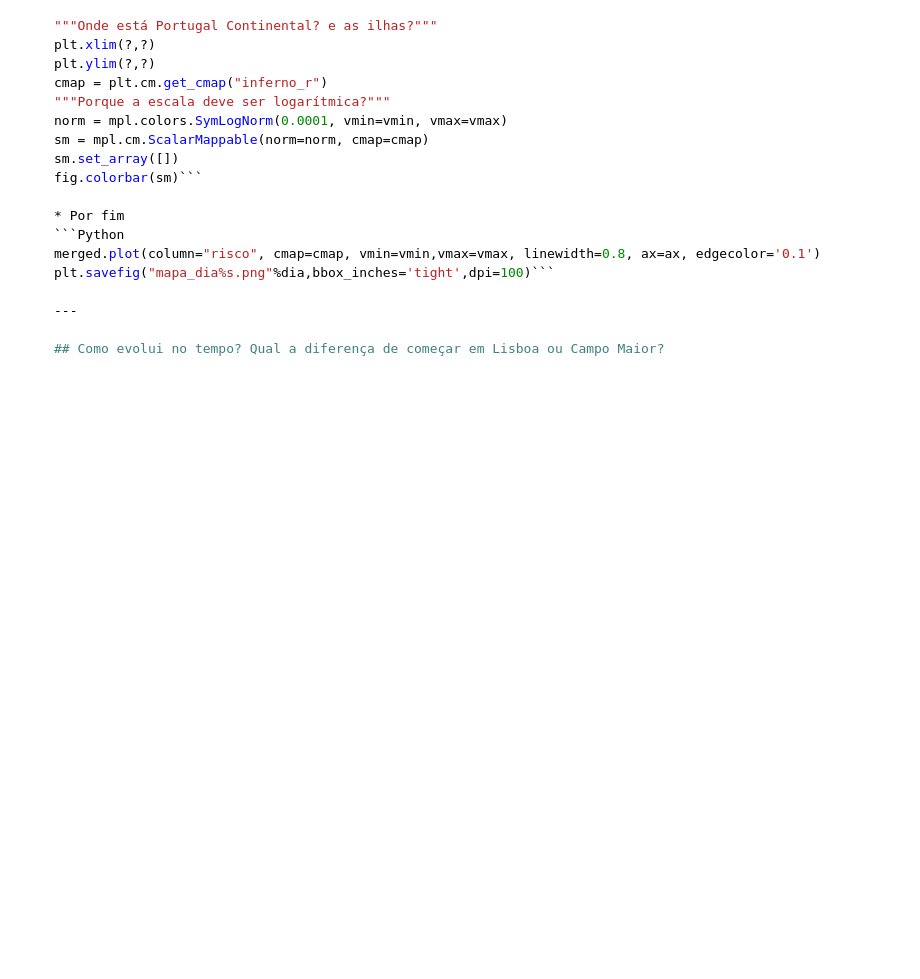
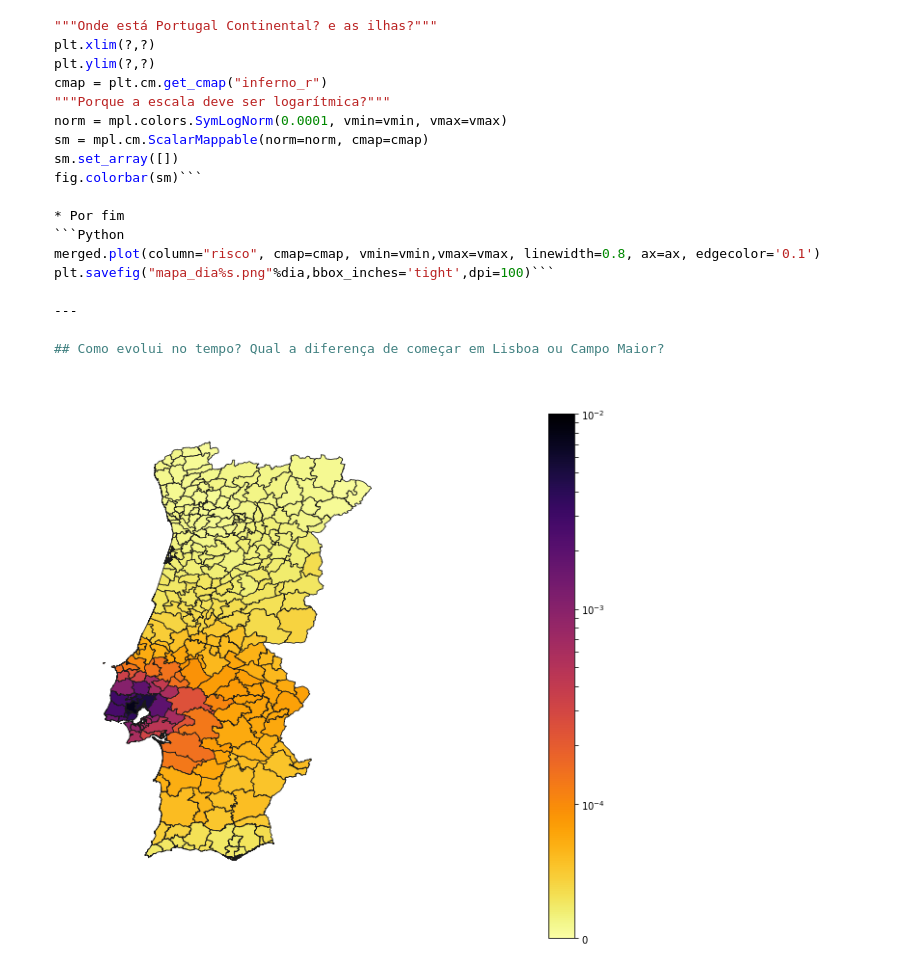
Before and after one commit to HygorPiaget/Workshop2020, a Jupyter notebook: SEAIR_Mob.ipynb, the cells around one changed output. Saved outputs shown, nothing was run; the diff lists cells and outputs as text; code cells hidden in the pictures; blank space fills up the shorter version.

```diff
--- a/SEAIR_Mob.ipynb
+++ b/SEAIR_Mob.ipynb
@@ -215,3 +457,40 @@
 ---
 
 ## Como evolui no tempo? Qual a diferença de começar em Lisboa ou Campo Maior?
+# %%
+fp = "concelhos-shapefile/concelhos.shp"
+map_df = gpd.read_file(fp)
+map_df.CCA_2=map_df.CCA_2.astype(int)
+
+def print_mapa(risco,map_df):
+
+    merged = map_df.merge(risco, how='left', left_on="CCA_2", right_on="ID")
+
+    vmin, vmax = min(risco.risco), 0.01#max(risco.risco)
+    fig, ax = plt.subplots(1, figsize=(30, 10))
+    ax.axis('off')
+    plt.xlim(-10,-5)
+    plt.ylim(36,42.5)
+    cmap = plt.cm.get_cmap("inferno_r")
+    norm = mpl.colors.SymLogNorm(0.0001, vmin=vmin, vmax=vmax)
+    sm = mpl.cm.ScalarMappable(norm=norm, cmap=cmap)
+    sm.set_array([])
+    fig.colorbar(sm)
+    merged.plot(column="risco", cmap=cmap, vmin=vmin,vmax=vmax, linewidth=0.8, ax=ax, edgecolor='0.1')
+# %%
+beta_I=0.06
+beta_A=0.06
+k=13.
+eta=1/2.32
+alpha=1/2.86
+mu=1/3.2
+
+risco_total,risco_conselhos=Epidemic_NCities(k,beta_I,beta_A,eta,alpha,mu,Pop,M)
+
+data = {'ID':ID,'risco':risco_conselhos[25]}
+risco=pd.DataFrame(data=data)
+risco.ID=risco.ID.astype(int)
+#risco.risco
+print_mapa(risco,map_df)
+# %% [output]
+[figure, added]
```
Also changed, not shown: parts of 8 cells of this notebook.
